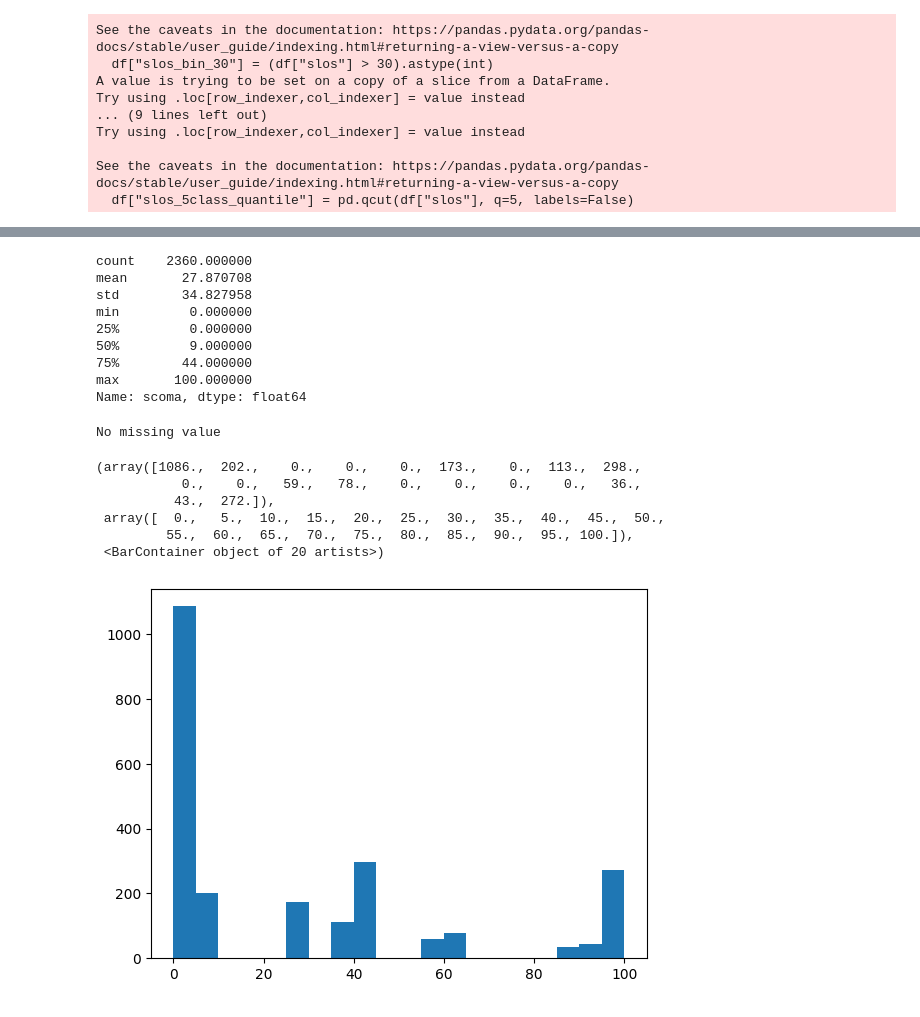
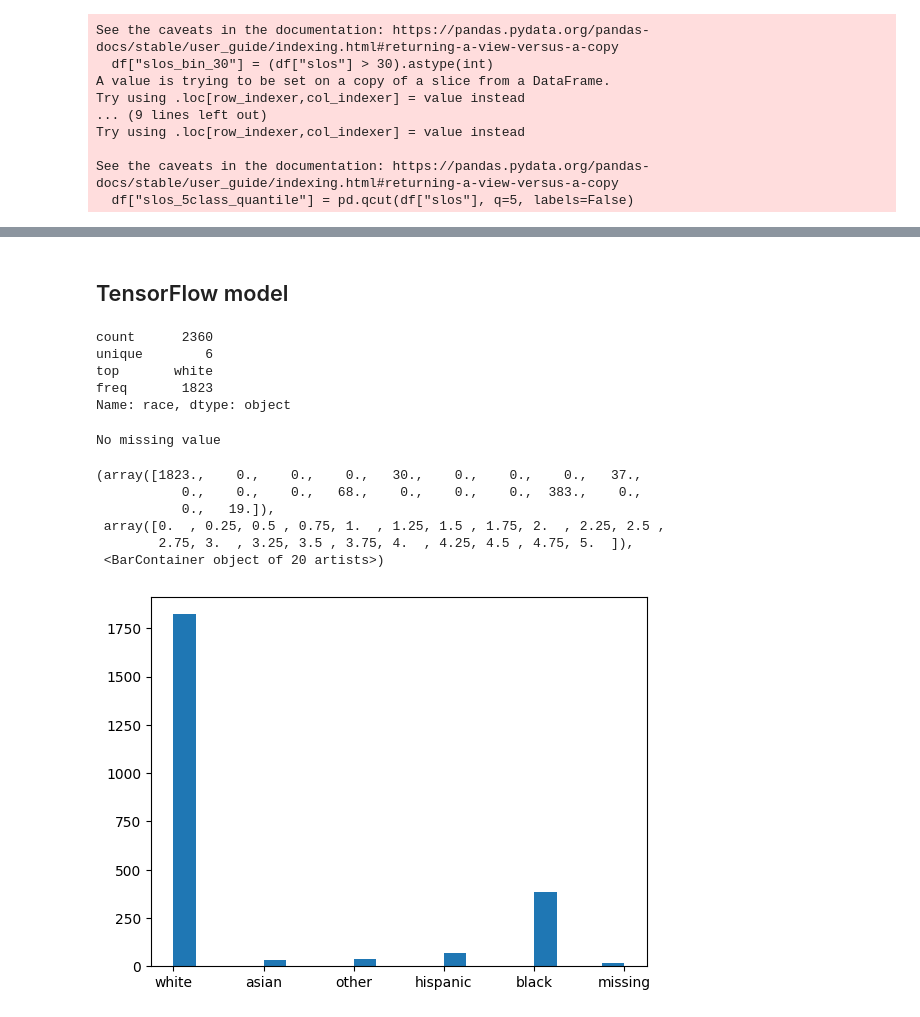
Before and after one commit to dabingougou/support2, a Jupyter notebook: features.ipynb, the cells around one changed output, grey strips where cells are left out. Saved outputs shown, nothing was run; the diff lists cells and outputs as text; code cells hidden in the pictures.

```diff
--- a/features.ipynb
+++ b/features.ipynb
@@ -261,0 +245,6 @@ Index(['age', 'sex', 'slos', 'dzgroup', 'num.co', 'income', 'scoma', 'race',
+# %%
+categorical_features = ["sex", "dzgroup", "income", "race",
+                        "ca", "dnr", "sfdm2", "edu_bins"]
+
+
+df = pd.get_dummies(df, columns=categorical_features, drop_first=True)
@@ -285,30 +336,28 @@ Index(['age', 'sex', 'dzgroup', 'num.co', 'income', 'scoma', 'race', 'sps',
+# %% [markdown]
+## TensorFlow model
 # %%
-feat = "scoma"
+feat = "race"
 display(df[feat].describe())
 try:
     display(df[df[feat].isna()].index[0])
 
 except IndexError:
     print("No missing value")
 
 #df[5393]
 #df.loc[df[df["sps"].isna()].index[0]].slos
 plt.hist(df[feat],bins=20)
 # %% [output]
-count    2360.000000
-mean       27.870708
-std        34.827958
-min         0.000000
-25%         0.000000
-50%         9.000000
-75%        44.000000
-max       100.000000
-Name: scoma, dtype: float64
+count      2360
+unique        6
+top       white
+freq       1823
+Name: race, dtype: object
 No missing value
-(array([1086.,  202.,    0.,    0.,    0.,  173.,    0.,  113.,  298.,
-           0.,    0.,   59.,   78.,    0.,    0.,    0.,    0.,   36.,
-          43.,  272.]),
- array([  0.,   5.,  10.,  15.,  20.,  25.,  30.,  35.,  40.,  45.,  50.,
-         55.,  60.,  65.,  70.,  75.,  80.,  85.,  90.,  95., 100.]),
+(array([1823.,    0.,    0.,    0.,   30.,    0.,    0.,    0.,   37.,
+           0.,    0.,    0.,   68.,    0.,    0.,    0.,  383.,    0.,
+           0.,   19.]),
+ array([0.  , 0.25, 0.5 , 0.75, 1.  , 1.25, 1.5 , 1.75, 2.  , 2.25, 2.5 ,
+        2.75, 3.  , 3.25, 3.5 , 3.75, 4.  , 4.25, 4.5 , 4.75, 5.  ]),
  <BarContainer object of 20 artists>)
-[figure, old version]
+[figure, new version]
```
Also changed, not shown: parts of 21 cells of this notebook.
